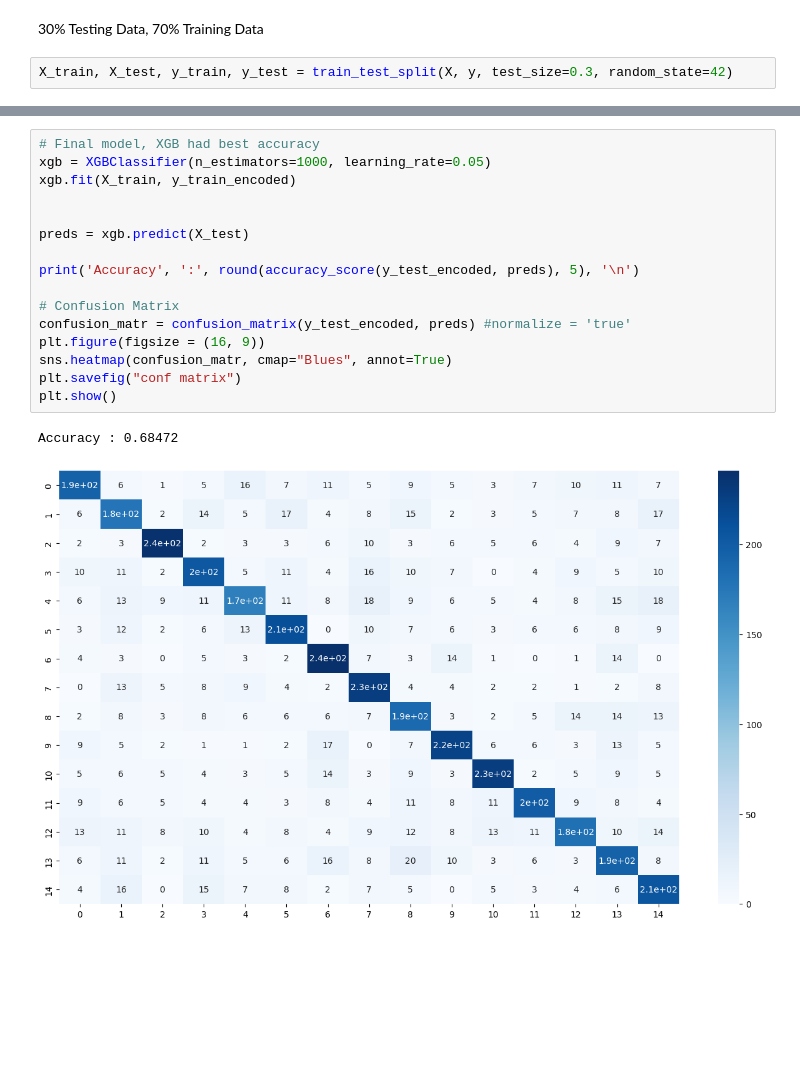
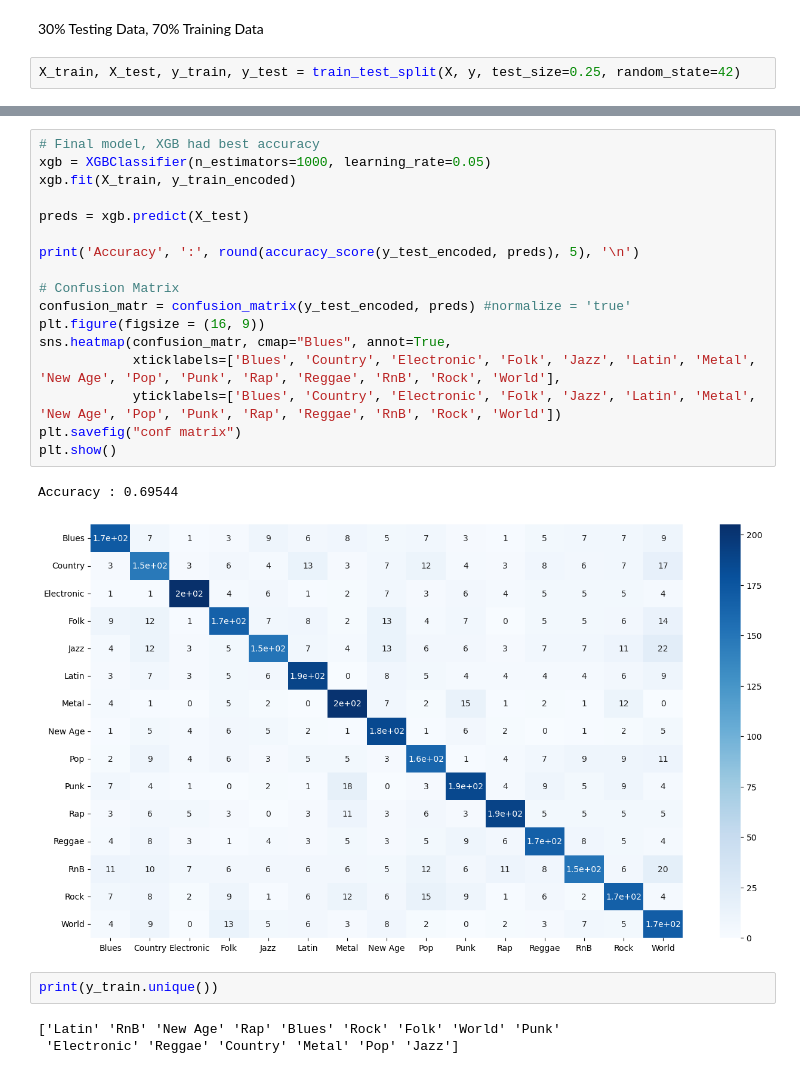
Before and after one commit to ReehalS/TeamTBD_SongClassifier, a Jupyter notebook: Models/all_genres_model.ipynb, the cells around one changed output, grey strips where cells are left out. Drawn from its saved outputs; the diff is of its cells as text; blank space fills up the shorter version.

```diff
--- a/Models/all_genres_model.ipynb
+++ b/Models/all_genres_model.ipynb
@@ -58,7 +58,7 @@ X = pd.DataFrame(np_scaled, columns = cols)
 # %% [markdown]
 30% Testing Data, 70% Training Data
 # %%
-X_train, X_test, y_train, y_test = train_test_split(X, y, test_size=0.3, random_state=42)
+X_train, X_test, y_train, y_test = train_test_split(X, y, test_size=0.25, random_state=42)
 # %%
 # Accuracy of models
 
@@ -145,19 +152,25 @@ Cross Gradient Booster (Random Forest) - Accuracy: 0.40875
 # %%
 # Final model, XGB had best accuracy
 xgb = XGBClassifier(n_estimators=1000, learning_rate=0.05)
 xgb.fit(X_train, y_train_encoded)
-
 
 preds = xgb.predict(X_test)
 
 print('Accuracy', ':', round(accuracy_score(y_test_encoded, preds), 5), '\n')
 
 # Confusion Matrix
 confusion_matr = confusion_matrix(y_test_encoded, preds) #normalize = 'true'
 plt.figure(figsize = (16, 9))
-sns.heatmap(confusion_matr, cmap="Blues", annot=True)
+sns.heatmap(confusion_matr, cmap="Blues", annot=True,
+            xticklabels=['Blues', 'Country', 'Electronic', 'Folk', 'Jazz', 'Latin', 'Metal', 'New Age', 'Pop', 'Punk', 'Rap', 'Reggae', 'RnB', 'Rock', 'World'],
+            yticklabels=['Blues', 'Country', 'Electronic', 'Folk', 'Jazz', 'Latin', 'Metal', 'New Age', 'Pop', 'Punk', 'Rap', 'Reggae', 'RnB', 'Rock', 'World'])
 plt.savefig("conf matrix")
 plt.show()
 # %% [output]
-Accuracy : 0.68472
+Accuracy : 0.69544
-[figure, old version]
+[figure, new version]
+# %%
+print(y_train.unique())
+# %% [output]
+['Latin' 'RnB' 'New Age' 'Rap' 'Blues' 'Rock' 'Folk' 'World' 'Punk'
+ 'Electronic' 'Reggae' 'Country' 'Metal' 'Pop' 'Jazz']
```
Also changed, not shown: parts of 3 cells of this notebook, 10 other files.
